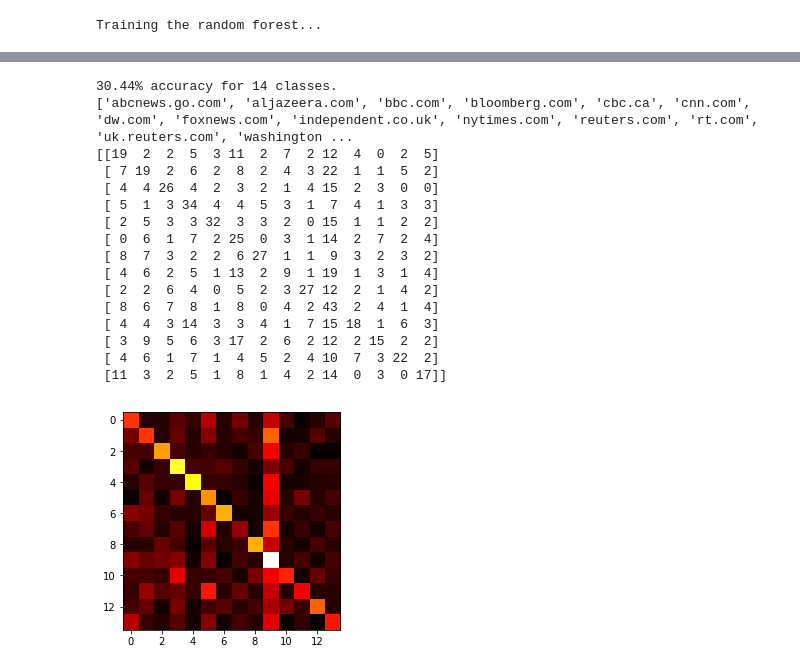
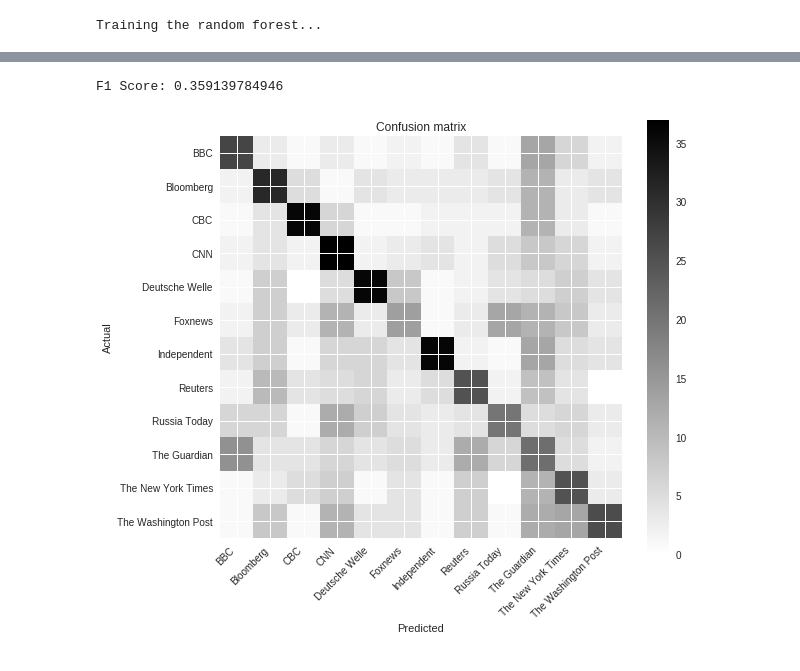
Before and after one commit to Constantin1225561/CCMLWI-NewspaperBias, a Jupyter notebook: BOW_Classification.ipynb, the cells around one changed output, grey strips where cells are left out. Cells and saved outputs as stored; diff of their text form; code cells hidden in the pictures.

Commit message:
improve classifier confusion matrix

```diff
--- a/BOW_Classification.ipynb
+++ b/BOW_Classification.ipynb
@@ -159,39 +195,20 @@ Title 1000 of 1094
 # %%
 output = pd.DataFrame( data={"Title":test["Title"], "Domain":result} )
 
-#output.to_csv( "Bag_of_Words_model.csv", index=False, quotechar='"',escapechar='\\')
-
-correct = 0
-for i in range(0, num_titles):
-    if output["Domain"][i] == test["Domain"][i]:
-        correct = correct + 1
-print (str(round(100 * correct / num_titles, 2)) + "% accuracy for " + str(len(selected_domains)) + " classes.")
-print (selected_domains)
-
 from sklearn.metrics import confusion_matrix
+from sklearn.metrics import f1_score
 y_true = test["Domain"]
 y_pred = output["Domain"]
 
-cm = confusion_matrix(y_true, y_pred)
-print (cm)
+print("F1 Score: " + str(f1_score(y_true, y_pred, average="micro")))
+
+from pandas_ml import ConfusionMatrix
 import matplotlib.pyplot as plt
-plt.imshow(cm, cmap='hot', interpolation='nearest')
+
+cm = ConfusionMatrix(y_true, y_pred)
+
+cm.plot()
 plt.show()
 # %% [output]
-30.44% accuracy for 14 classes.
-['abcnews.go.com', 'aljazeera.com', 'bbc.com', 'bloomberg.com', 'cbc.ca', 'cnn.com', 'dw.com', 'foxnews.com', 'independent.co.uk', 'nytimes.com', 'reuters.com', 'rt.com', 'uk.reuters.com', 'washington ...
-[[19  2  2  5  3 11  2  7  2 12  4  0  2  5]
- [ 7 19  2  6  2  8  2  4  3 22  1  1  5  2]
- [ 4  4 26  4  2  3  2  1  4 15  2  3  0  0]
- [ 5  1  3 34  4  4  5  3  1  7  4  1  3  3]
- [ 2  5  3  3 32  3  3  2  0 15  1  1  2  2]
- [ 0  6  1  7  2 25  0  3  1 14  2  7  2  4]
- [ 8  7  3  2  2  6 27  1  1  9  3  2  3  2]
- [ 4  6  2  5  1 13  2  9  1 19  1  3  1  4]
- [ 2  2  6  4  0  5  2  3 27 12  2  1  4  2]
- [ 8  6  7  8  1  8  0  4  2 43  2  4  1  4]
- [ 4  4  3 14  3  3  4  1  7 15 18  1  6  3]
- [ 3  9  5  6  3 17  2  6  2 12  2 15  2  2]
- [ 4  6  1  7  1  4  5  2  4 10  7  3 22  2]
- [11  3  2  5  1  8  1  4  2 14  0  3  0 17]]
+F1 Score: 0.359139784946
-[figure, old version]
+[figure, new version]
```
Also changed, not shown: parts of 6 cells of this notebook, 2 other files.
